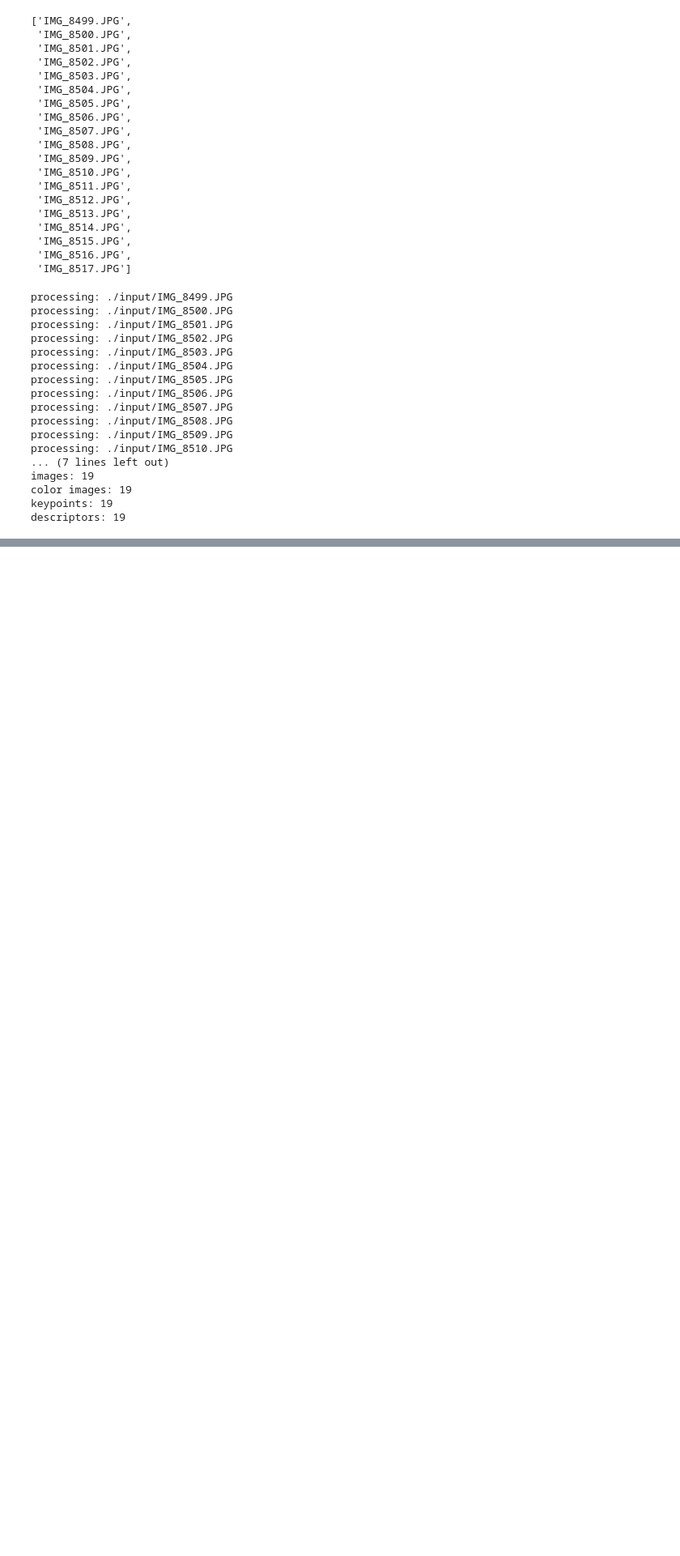
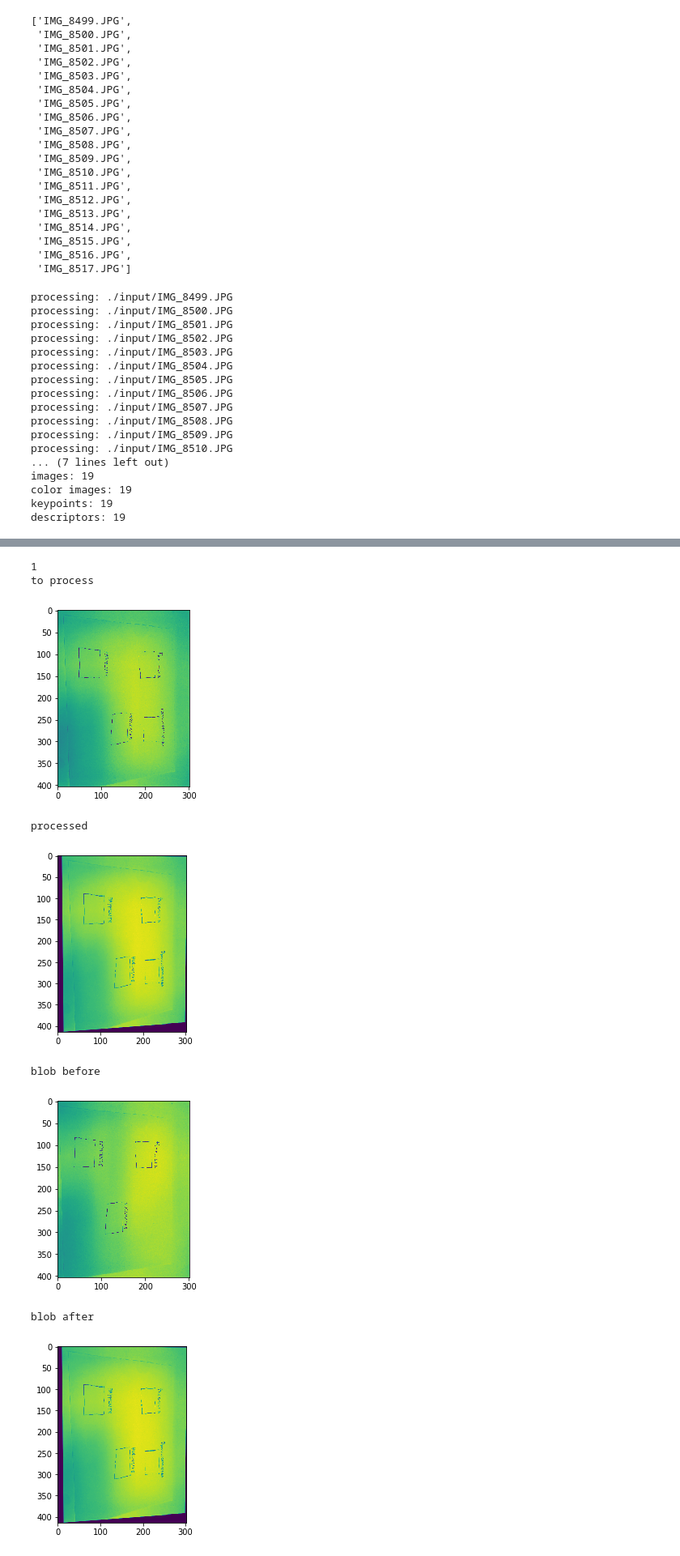
Before and after one commit to omegagussan/slidesFromImages, a Jupyter notebook: SlidesFromImages.ipynb, the cells around one changed output, grey strips where cells are left out. Shown at 81% size. Saved outputs shown, nothing was run; the diff lists cells and outputs as text; code cells hidden in the pictures; blank space fills up the shorter version.

Commit message:
refactor with matching towards blob

```diff
--- a/SlidesFromImages.ipynb
+++ b/SlidesFromImages.ipynb
@@ -43,7 +43,7 @@ only_images
  'IMG_8516.JPG',
  'IMG_8517.JPG']
 # %%
-images = []
+bw_crop_images = []
 colour_images = []
 kps = []
 des = []
@@ -54,16 +54,15 @@ for image in only_images:
     print("processing: " + relative_path)
     img = cv2.imread(relative_path,0)
     img_colour = cv2.imread(relative_path)
-
-    #img = cv2.resize(img, (0,0) ,fx=0.1, fy=0.1)
+    img = cv2.resize(img, (0,0) ,fx=0.1, fy=0.1)
     kp = orb.detect(img,None)
     kp, one_des = orb.compute(img, kp)
     kps.append(kp)
     des.append(one_des)
-    images.append(img)
+    bw_crop_images.append(img)
     colour_images.append(img_colour)
 
-print("images: " + str(len(images)))
+print("images: " + str(len(bw_crop_images)))
 print("color images: " + str(len(colour_images)))
 print("keypoints: " + str(len(kps)))
 print("descriptors: " +  str(len(des)))
@@ -85,13 +84,3 @@ images: 19
 color images: 19
 keypoints: 19
 descriptors: 19
-# %%
-matches_array = []
-#match image with previous image.
-bf = cv2.BFMatcher(cv2.NORM_HAMMING, crossCheck=True)
-for idx in range(1, len(images)):
-    matches = bf.match(des[idx-1], des[idx])
-    matches = sorted(matches, key = lambda x:x.distance)
-    matches_array.append(matches)
-    img3 = cv2.drawMatches(images[idx-1],kps[idx-1],images[idx-1],kps[idx],matches[:10], None, flags=2)
-    plt.imshow(img3),plt.show()
@@ -127,0 +129,39 @@ def warpTwoImages(img1, img2, H):
+# %%
+bf = cv2.BFMatcher(cv2.NORM_HAMMING, crossCheck=True)
+image_blob = bw_crop_images[0]
+homography_vector = []
+for idx in range(1, len(bw_crop_images)):
+    print(idx)
+    print("to process")
+    plt.imshow(bw_crop_images[idx]),plt.show()
+
+    blob_kp = orb.detect(image_blob,None)
+    blob_kp, blob_des = orb.compute(image_blob, blob_kp)
+
+    idx_kp = orb.detect(bw_crop_images[idx],None)
+    idx_kp, idx_des = orb.compute(bw_crop_images[idx], idx_kp)
+
+    matches = bf.match(blob_des, idx_des)
+    matches = sorted(matches, key = lambda x:x.distance)
+
+    src_pts = np.array([blob_kp[mat.queryIdx].pt for mat in matches])
+    dst_pts =  np.array([idx_kp[mat.trainIdx].pt for mat in matches])
+    H = cv2.findHomography(src_pts, dst_pts, cv2.RANSAC,5.0)[0]
+    rotatedTranslated = translateAndRotateTargetToSource(image_blob, bw_crop_images[idx], H)
+    print("processed")
+    plt.imshow(rotatedTranslated),plt.show()
+    print("blob before")
+    plt.imshow(image_blob),plt.show()
+    image_blob = replacePixelsSourceWithTarget(image_blob, rotatedTranslated).astype('uint8')
+    print("blob after")
+    plt.imshow(image_blob),plt.show()
+# %% [output]
+1
+to process
+[figure, added]
+processed
+[figure, added]
+blob before
+[figure, added]
+blob after
+[figure, added]
```
Also changed, not shown: parts of 6 cells of this notebook.
